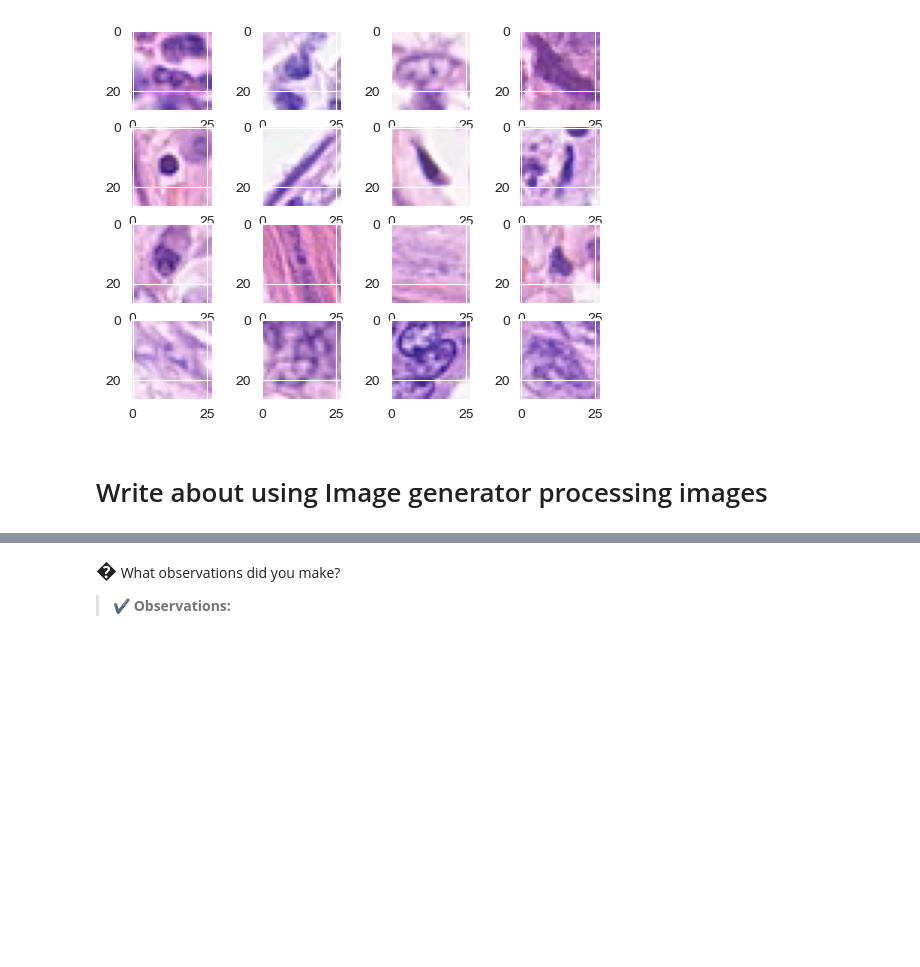
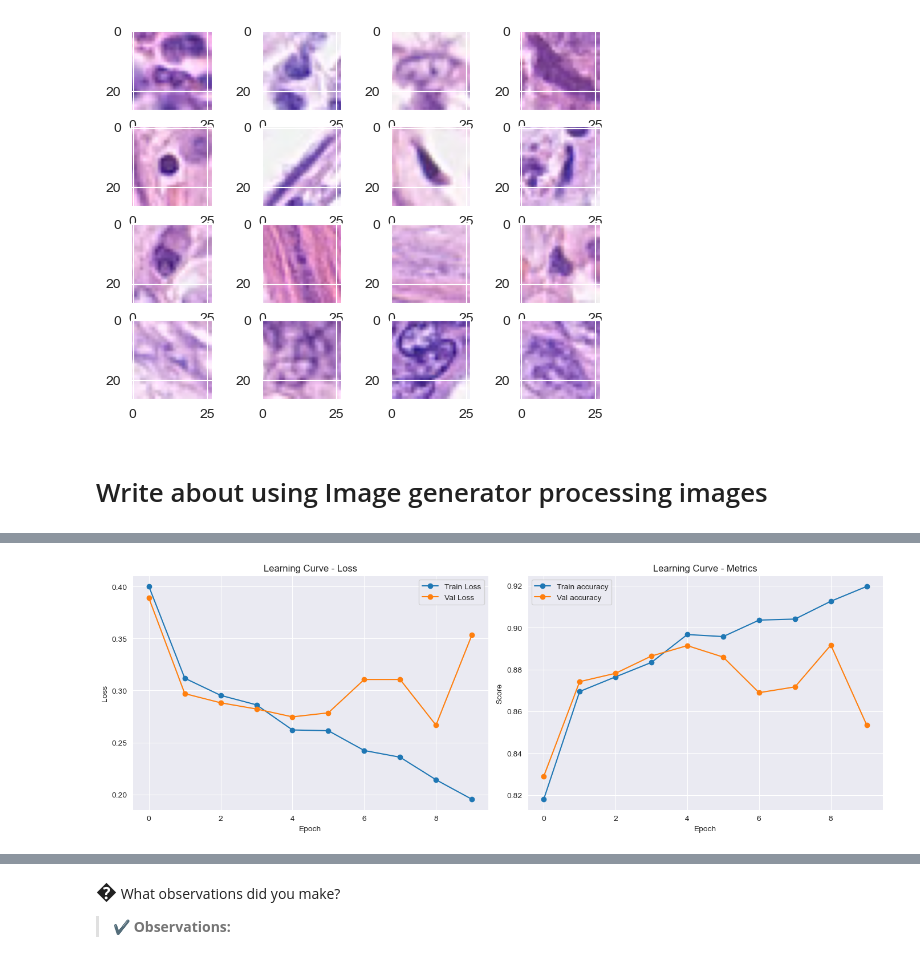
Before and after one commit to Shalini247/Image-Classification, a Jupyter notebook: s4073541_s4072225.ipynb, the cells around one changed output, grey strips where cells are left out. Saved outputs shown, nothing was run; the diff lists cells and outputs as text; code cells hidden in the pictures; blank space fills up the shorter version.

Commit message:
changes to Model Fine Tuning

```diff
--- a/s4073541_s4072225.ipynb
+++ b/s4073541_s4072225.ipynb
@@ -270,7 +273,7 @@ train_data_cell['cellType'] = train_data_cell['cellType'].astype('str')
 val_data_cell['cellType'] = val_data_cell['cellType'].astype('str')
 test_data_cell['cellType'] = test_data_cell['cellType'].astype('str')
 # %%
-def image_data_generator(train_data, val_data, test_data, x_column, y_column, target_size=(27, 27), batch_size=32):
+def image_data_generator(train_data, val_data, test_data, x_column, y_column, target_size=(28, 28), batch_size=32):
     datagen_args = dict(rescale=1./255, data_format='channels_last')
 
     train_datagen = ImageDataGenerator(**datagen_args)
@@ -305,7 +308,7 @@ def image_data_generator(train_data, val_data, test_data, x_column, y_column, ta
         target_size=target_size,
         batch_size=batch_size,
         class_mode='categorical',
-        #shuffle=False
+        shuffle=False
     )
 
     return train_generator, validation_generator, test_generator
@@ -366,0 +412,6 @@ Note: You need to also balance the model complexity with model performence, expl
+# %%
+model_VGG_1.compile(optimizer='adam',
+              loss=tf.keras.losses.BinaryCrossentropy(from_logits=False),
+              metrics=['accuracy'])
+# %%
+base_model = model_VGG_1.fit(train_gen_can, validation_data = val_gen_can, epochs=10, verbose=1)
@@ -366,0 +439,35 @@ Note: You need to also balance the model complexity with model performence, expl
+# %%
+import matplotlib.pyplot as plt
+
+def plot_learning_curve(history, metrics=('accuracy',), title='Learning Curve'):
+    plt.figure(figsize=(14, 5))
+
+    #Plot loss
+    plt.subplot(1, 2, 1)
+    plt.plot(history.history['loss'], label='Train Loss', marker='o')
+    plt.plot(history.history['val_loss'], label='Val Loss', marker='o')
+    plt.title(f'{title} - Loss')
+    plt.xlabel('Epoch')
+    plt.ylabel('Loss')
+    plt.grid(True)
+    plt.legend()
+
+    # --- Plot metrics ---
+    plt.subplot(1, 2, 2)
+    for metric in metrics:
+        if metric in history.history:
+            plt.plot(history.history[metric], label=f'Train {metric}', marker='o')
+        if f'val_{metric}' in history.history:
+            plt.plot(history.history[f'val_{metric}'], label=f'Val {metric}', marker='o')
+    plt.title(f'{title} - Metrics')
+    plt.xlabel('Epoch')
+    plt.ylabel('Score')
+    plt.grid(True)
+    plt.legend()
+
+    plt.tight_layout()
+    plt.show()
+# %%
+plot_learning_curve(base_model, metrics=('accuracy',), title='Learning Curve')
+# %% [output]
+[figure, added]
```
Also changed, not shown: parts of 43 cells of this notebook.
